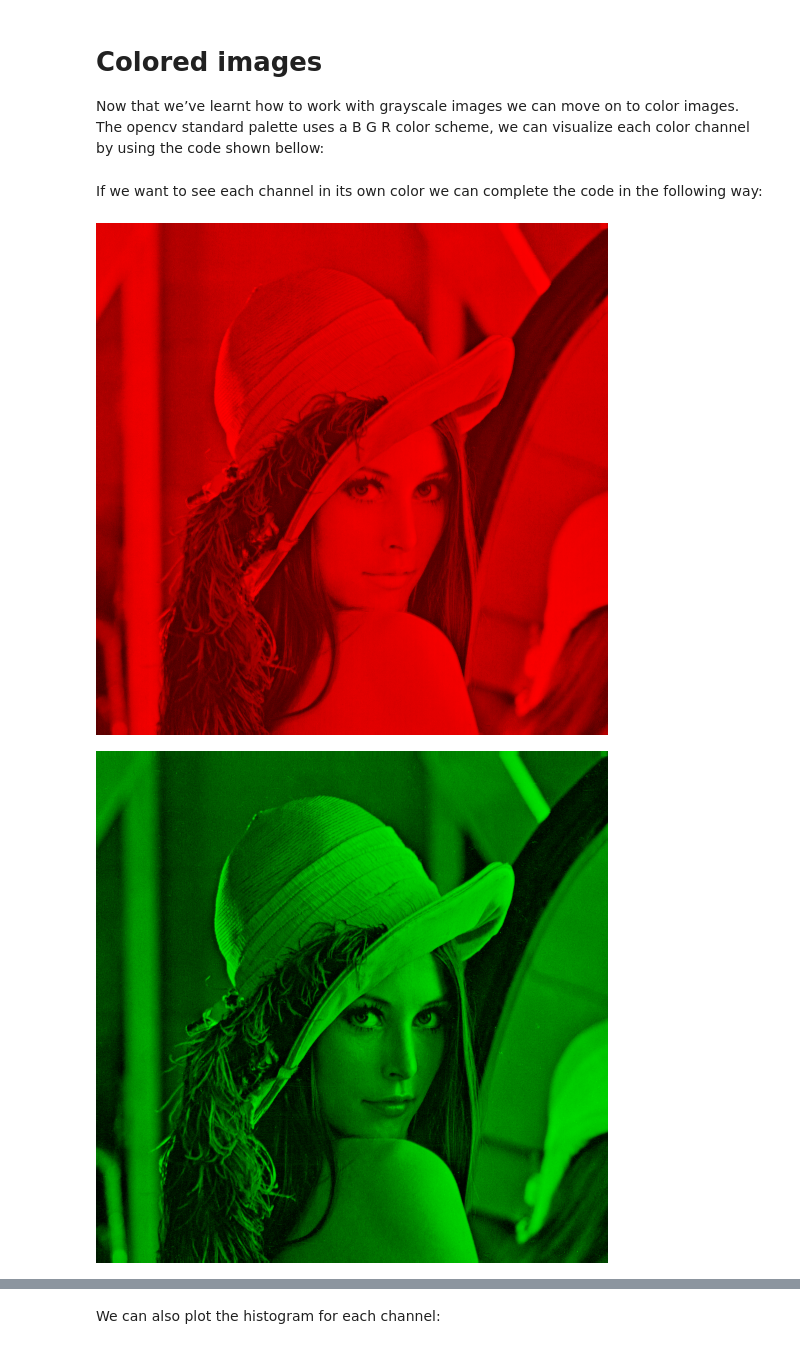
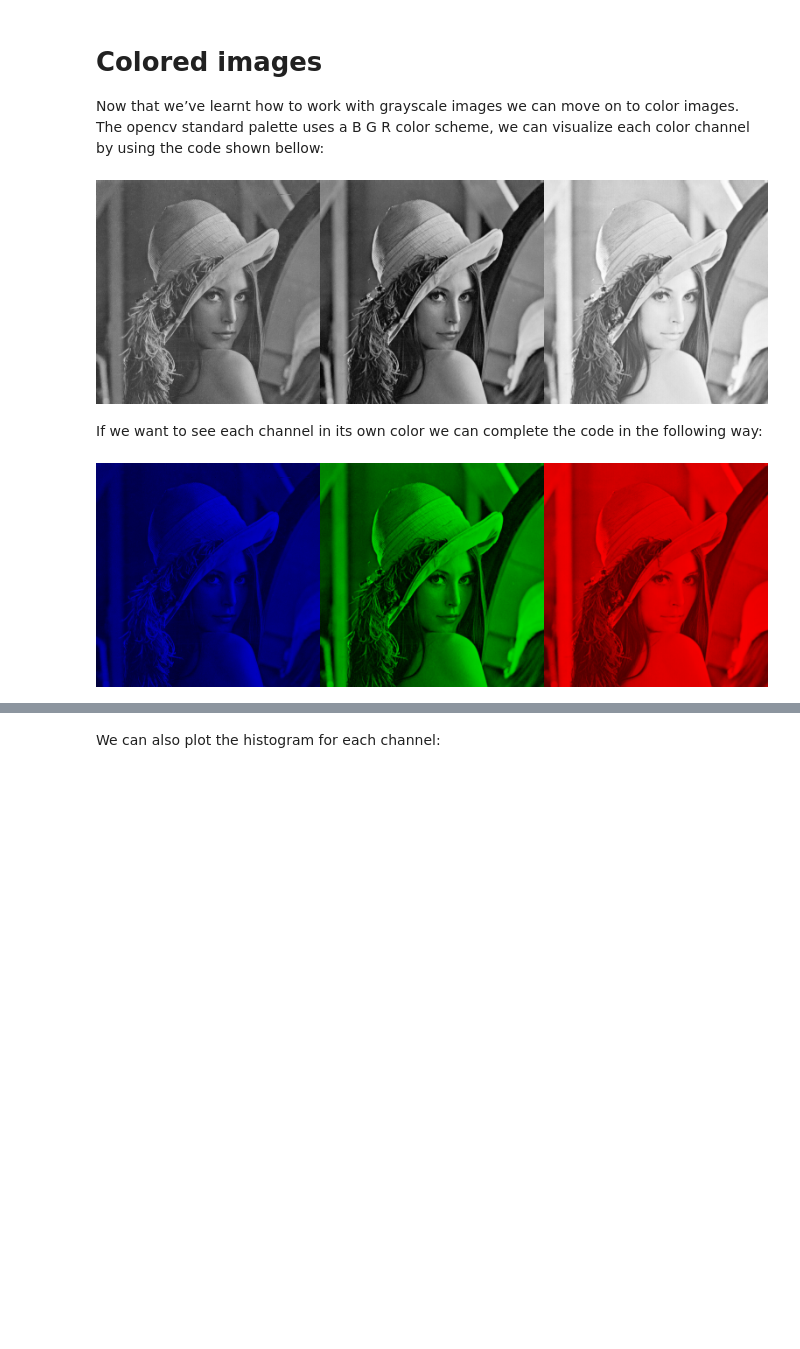
Before and after one commit to CandidoJr209/image-processing, a Jupyter notebook: BasicManipulations.ipynb, the cells around one changed output, grey strips where cells are left out. Drawn from its saved outputs; the diff is of its cells as text; code cells hidden in the pictures; blank space fills up the shorter version.

```diff
--- a/BasicManipulations.ipynb
+++ b/BasicManipulations.ipynb
@@ -143,24 +146,23 @@ Now that we’ve learnt how to work with grayscale images we can move on to colo
 # %%
 b,g,r = cv2.split(img_color) # Split the 3 channels
 
-cv2_imshow(r)
-cv2_imshow(g)
-cv2_imshow(b)
+img_channels = np.concatenate((b, g, r), axis=1)
+cv2_imshow(img_channels)
 cv2.waitKey(0)
 cv2.destroyAllWindows()
+# %% [output]
+[figure, added]
 # %% [markdown]
 If we want to see each channel in its own color we can complete the code in the following way:
 # %%
 k = np.zeros_like(b)   # Create a matrix of zeros in the same dimentions as the original image
 b = cv2.merge([b,k,k]) # Create a new blue channel image by making the other channels zero
 g = cv2.merge([k,g,k]) # Create a new green channel image by making the other channels zero
 r = cv2.merge([k,k,r]) # Create a new red channel image by making the other channels zero
 
-cv2_imshow(r)
-cv2_imshow(g)
-cv2_imshow(b)
+img_channels = np.concatenate((b, g, r), axis=1)
+cv2_imshow(img_channels)
 cv2.waitKey(0)
 cv2.destroyAllWindows()
 # %% [output]
-[figure, old version]
+[figure, new version]
-[figure, removed]
```
Also changed, not shown: parts of 3 cells of this notebook.
